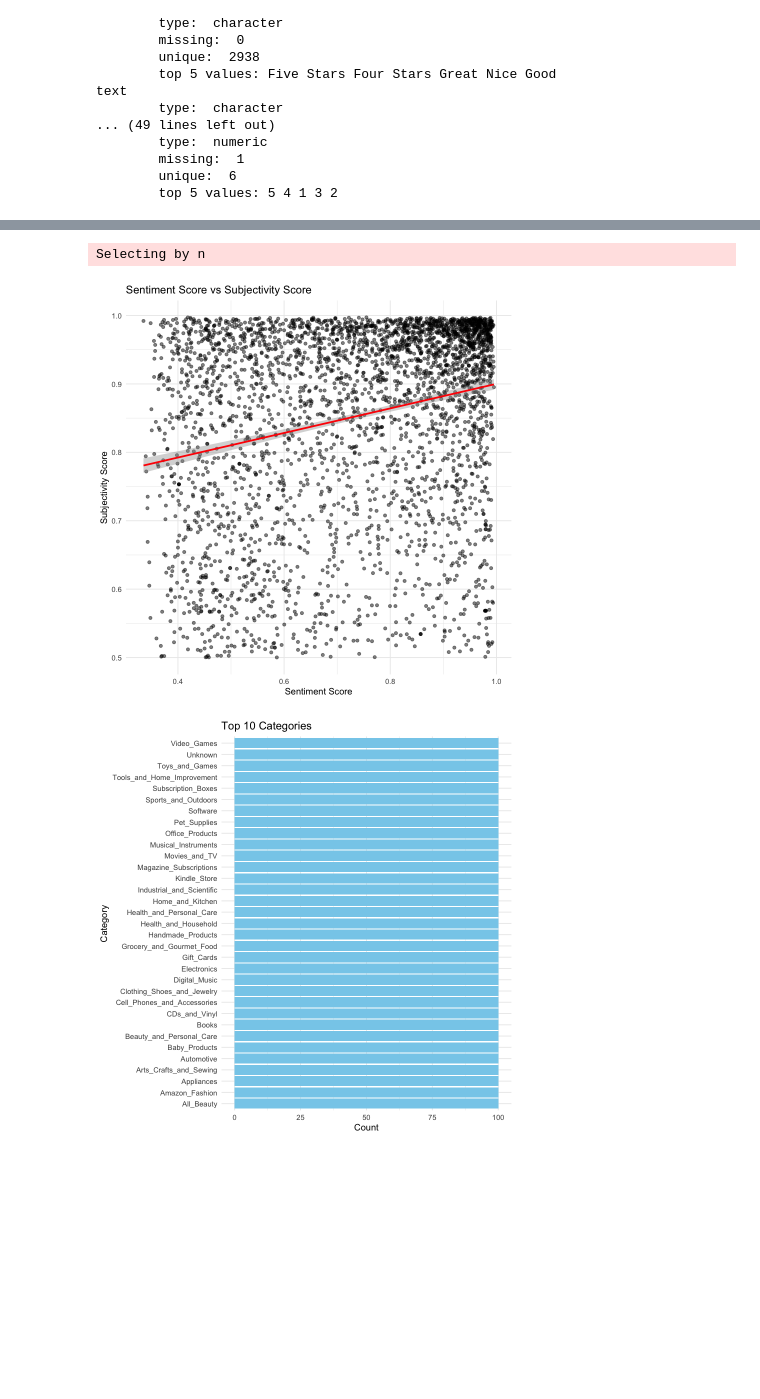
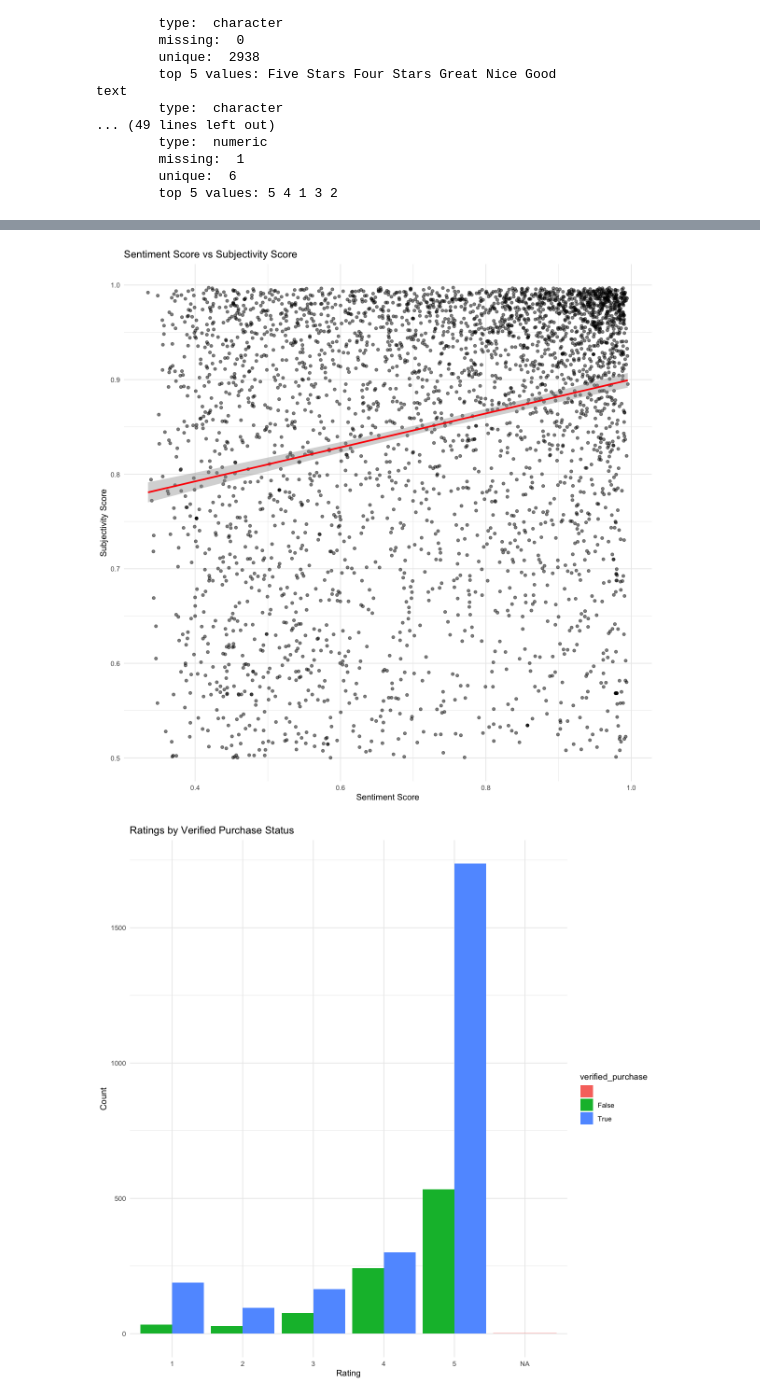
Before and after one commit to sueszli/amazeballs, a Jupyter notebook: docs/tmp.ipynb, the cells around one changed output, grey strips where cells are left out. Saved outputs shown, nothing was run; the diff lists cells and outputs as text; code cells hidden in the pictures; blank space fills up the shorter version.

```diff
--- a/docs/tmp.ipynb
+++ b/docs/tmp.ipynb
@@ -39,65 +39,35 @@ text
         unique:  6
         top 5 values: 5 4 1 3 2
 # %%
-# Load required libraries
-library(ggplot2)
-library(dplyr)
-library(tidyr)
-library(lubridate)
+options(repr.plot.width=10, repr.plot.height=10)
 
-# Rating Distribution
 ggplot(df, aes(x = factor(rating))) +
-  geom_bar(fill = "steelblue") +
-  labs(title = "Distribution of Ratings",
-       x = "Rating",
-       y = "Count") +
-  theme_minimal()
+    geom_bar(fill = "lightgray") +
+    geom_line(stat = "count", aes(group = 1), color = "black", size = 1) +
+    labs(title = "Distribution of Ratings",
+             x = "Rating",
+             y = "Count") +
+    theme_minimal()
 
-# Sentiment Analysis
 ggplot(df, aes(x = sentiment, fill = sentiment)) +
-  geom_bar() +
-  scale_fill_manual(values = c("positive" = "green",
-                              "negative" = "red",
-                              "neutral" = "gray")) +
-  labs(title = "Distribution of Sentiment",
-       x = "Sentiment",
-       y = "Count") +
-  theme_minimal()
+    geom_bar() +
+    scale_fill_manual(values = c("positive" = "lightgreen", "negative" = "lightcoral", "neutral" = "lightgray")) +
+    labs(title = "Distribution of Sentiment", x = "Sentiment", y = "Count") +
+    theme_minimal()
 
-# Sentiment Score vs Subjectivity Score
 ggplot(df, aes(x = sentiment_score, y = subjectivity_score)) +
-  geom_point(alpha = 0.5) +
-  geom_smooth(method = "lm", color = "red") +
-  labs(title = "Sentiment Score vs Subjectivity Score",
-       x = "Sentiment Score",
-       y = "Subjectivity Score") +
-  theme_minimal()
+    geom_point(alpha = 0.5) +
+    geom_smooth(method = "lm", color = "red") +
+    labs(title = "Sentiment Score vs Subjectivity Score", x = "Sentiment Score", y = "Subjectivity Score") +
+    theme_minimal()
 
-# Top Categories
-df %>%
-  count(category) %>%
-  top_n(10) %>%
-  ggplot(aes(x = reorder(category, n), y = n)) +
-  geom_bar(stat = "identity", fill = "skyblue") +
-  coord_flip() +
-  labs(title = "Top 10 Categories",
-       x = "Category",
-       y = "Count") +
-  theme_minimal()
+ggplot(df, aes(x = factor(rating), fill = verified_purchase)) +
+    geom_bar(position = "dodge") +
+    labs(title = "Ratings by Verified Purchase Status", x = "Rating", y = "Count") +
+    theme_minimal()
 
-# Verified Purchase vs Rating
-ggplot(df, aes(x = factor(rating), fill = verified_purchase)) +
-  geom_bar(position = "dodge") +
-  labs(title = "Ratings by Verified Purchase Status",
-       x = "Rating",
-       y = "Count") +
-  theme_minimal()
-
-# Rating Prediction Accuracy
 ggplot(df, aes(x = factor(rating), y = factor(predicted_rating))) +
-  geom_count() +
-  labs(title = "Actual vs Predicted Ratings",
-       x = "Actual Rating",
-       y = "Predicted Rating") +
-  theme_minimal()
+    geom_count() +
+    labs(title = "Actual vs Predicted Ratings", x = "Actual Rating", y = "Predicted Rating") +
+    theme_minimal()
 # %% [output]
@@ -112,3 +82,2 @@ Warning message:
-Selecting by n
-[figure, old version]
+[figure, new version]
-[figure, old version]
+[figure, new version]
```
Also changed, not shown: parts of 1 cell of this notebook.
